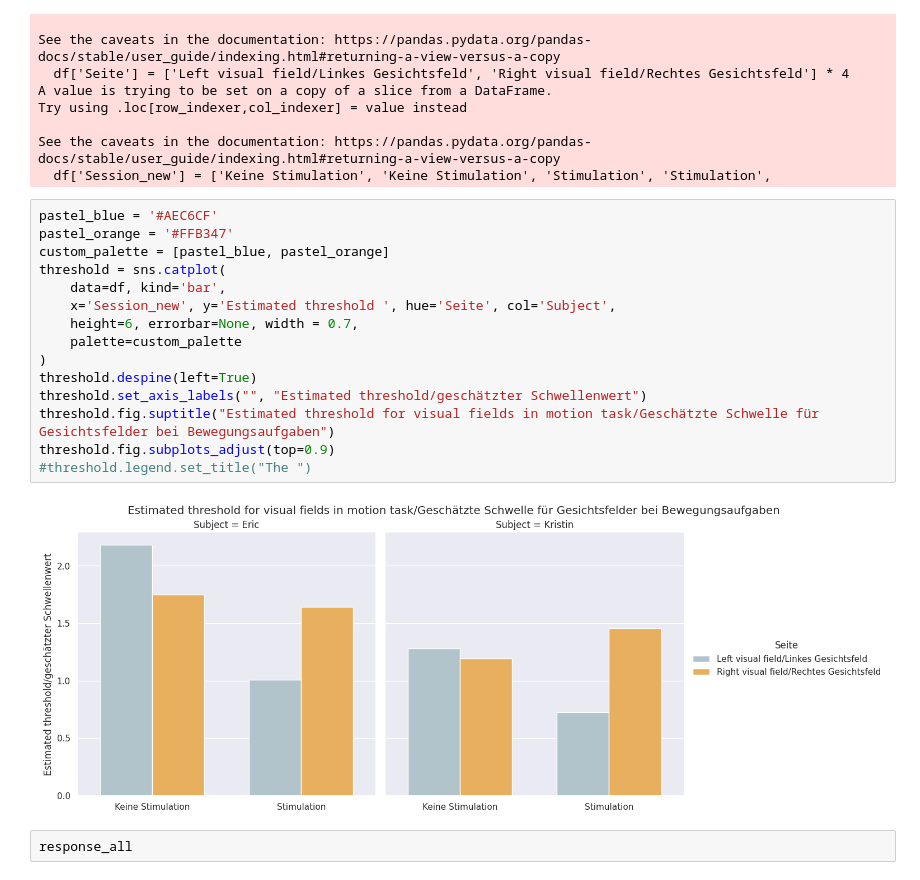
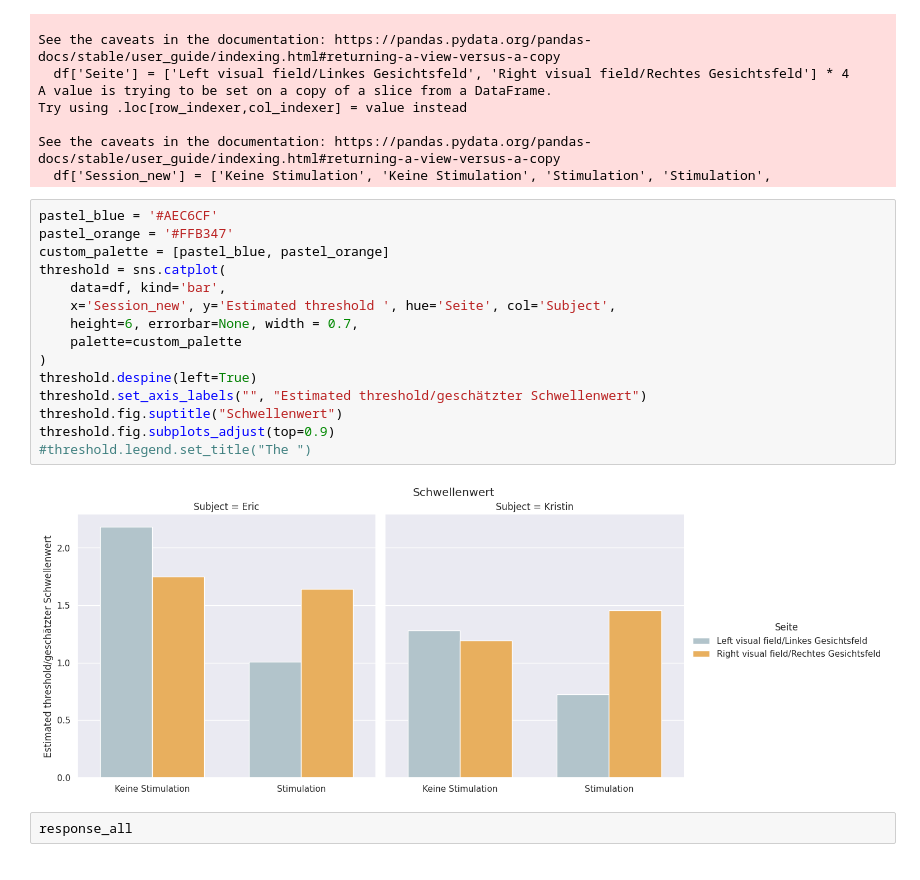
Before and after one commit to cristinarainich/DDCS, a Jupyter notebook: Results_presentation.ipynb, the cells around one changed output. Saved outputs shown, nothing was run; the diff lists cells and outputs as text.

```diff
--- a/Results_presentation.ipynb
+++ b/Results_presentation.ipynb
@@ -317,20 +317,20 @@ See the caveats in the documentation: https://pandas.pydata.org/pandas-docs/stab
 # %%
 pastel_blue = '#AEC6CF'
 pastel_orange = '#FFB347'
 custom_palette = [pastel_blue, pastel_orange]
 threshold = sns.catplot(
     data=df, kind='bar',
     x='Session_new', y='Estimated threshold ', hue='Seite', col='Subject',
     height=6, errorbar=None, width = 0.7,
     palette=custom_palette
 )
 threshold.despine(left=True)
 threshold.set_axis_labels("", "Estimated threshold/geschätzter Schwellenwert")
-threshold.fig.suptitle("Estimated threshold for visual fields in motion task/Geschätzte Schwelle für Gesichtsfelder bei Bewegungsaufgaben")
+threshold.fig.suptitle("Schwellenwert")
 threshold.fig.subplots_adjust(top=0.9)
 #threshold.legend.set_title("The ")
 # %% [output]
-[figure, old version]
+[figure, new version]
 # %%
 response_all
 # %% [output]
```
Also changed, not shown: parts of 1 cell of this notebook.
